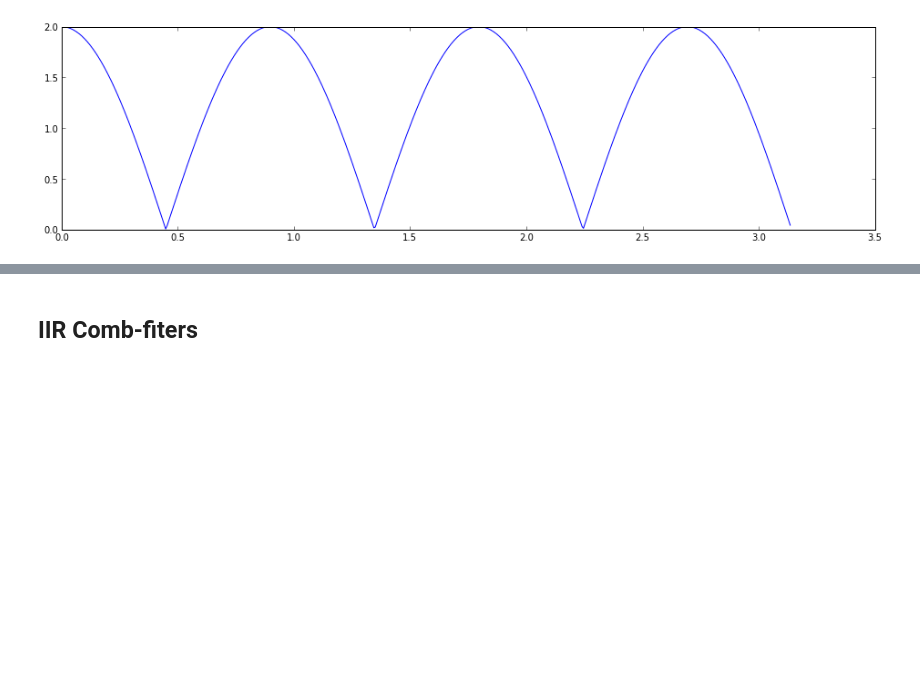
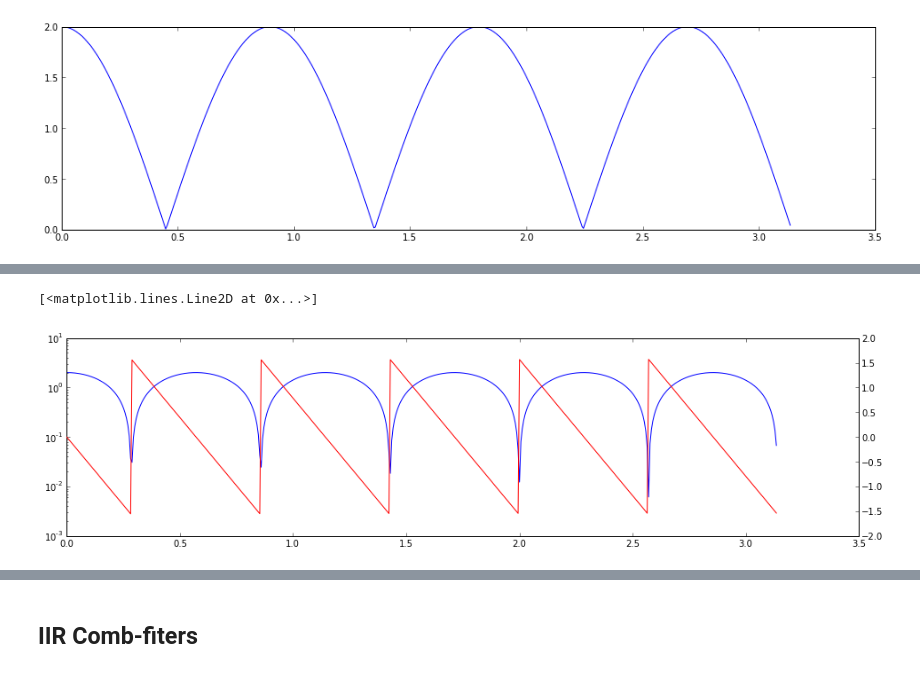
Before and after one commit to mantaraya36/201A-ipython, a Jupyter notebook: Audio Filters.ipynb, the cells around one changed output, grey strips where cells are left out. Drawn from its saved outputs; the diff is of its cells as text; code cells hidden in the pictures; blank space fills up the shorter version.

```diff
--- a/Audio Filters.ipynb
+++ b/Audio Filters.ipynb
@@ -257,8 +257,15 @@ semilogy(frq, abs(resp))
 # %%
 b = [1,0,0,0,0,0,0,0,0,0,0,1]
 a = [1]
 frq, resp = freqz(b,a)
 semilogy(frq, abs(resp))
+
+twinx()
+
+plot(frq, angle(resp), 'r')
+# %% [output]
+[<matplotlib.lines.Line2D at 0x...>]
+[figure, added]
 # %%
 b = [1,0,0,0,0,0,0,-1]
 a = [1]
```
Also changed, not shown: parts of 45 cells of this notebook.
